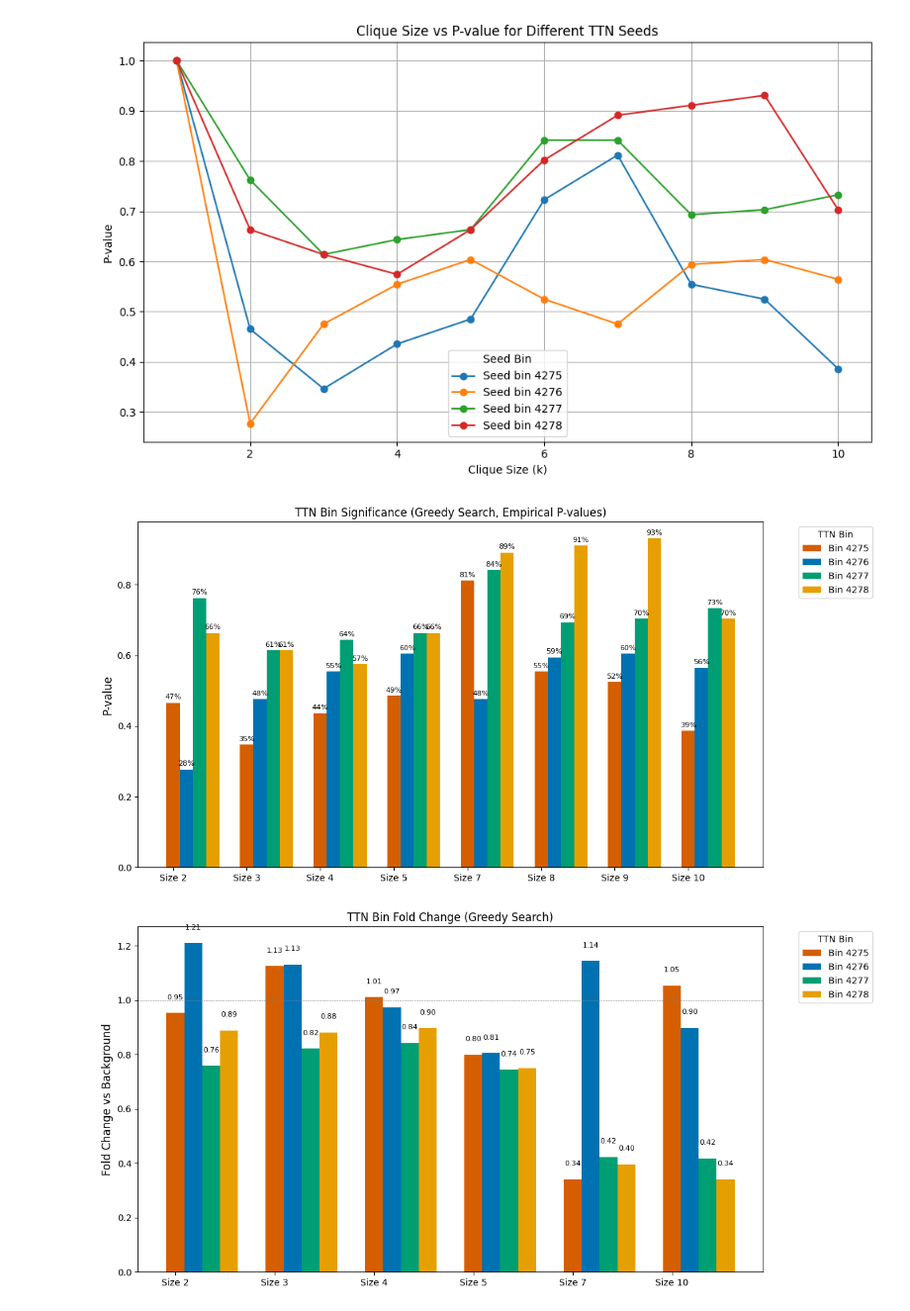
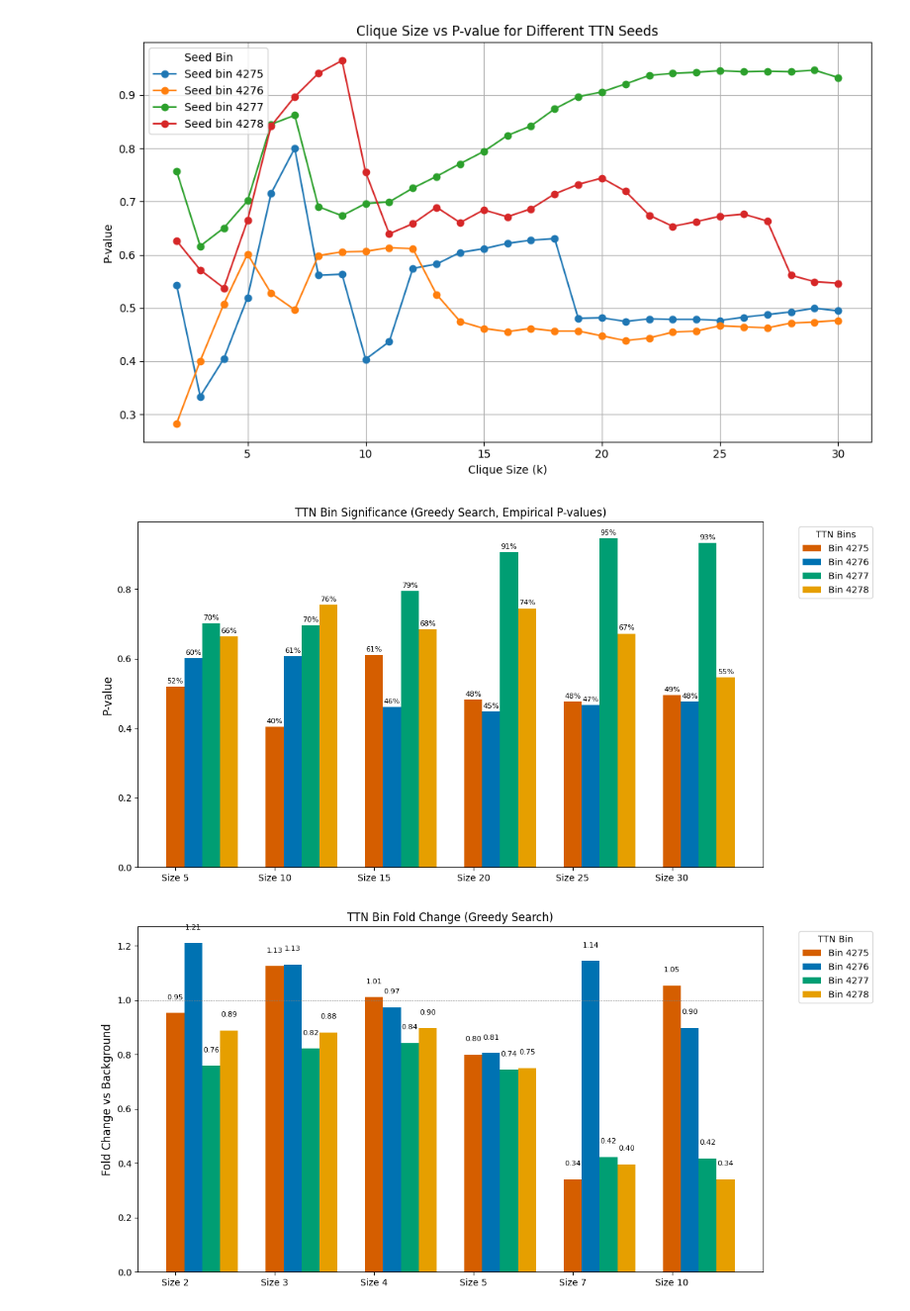
Before and after one commit to ethanoutangoun/chromatin-heart-dev, a Jupyter notebook: ttn_bin_selection.ipynb, the cells around one changed output. Shown at 99% size. Drawn from its saved outputs; the diff is of its cells as text; code cells hidden in the pictures.

```diff
--- a/ttn_bin_selection.ipynb
+++ b/ttn_bin_selection.ipynb
@@ -60,7 +93,11 @@ import pandas as pd
 import matplotlib.pyplot as plt
 
 TTN_BINS = [4275, 4276, 4277, 4278]
-clique_sizes = [1,2,3,4,5,6,7,8,9,10]
+
+
+# create a range of 2-30
+clique_sizes = list(range(2, 31))
+
 
 plt.figure(figsize=(10, 6))
 
@@ -87,13 +124,13 @@ plt.grid(True)
 plt.tight_layout()
 plt.show()
 # %% [output]
-[figure, old version]
+[figure, new version]
 # %%
 import pandas as pd
 import matplotlib.pyplot as plt
 
 # Configuration
-clique_sizes = [2,3,4,5,7,8,9, 10]
+clique_sizes = [5, 10, 15, 20, 25, 30]
 ttn_bins = [4275, 4276, 4277, 4278]
 colors = ['#D55E00', '#0072B2', '#009E73', '#E69F00']  # colorblind-friendly
 bar_width = 0.18
@@ -111,35 +148,35 @@ for i, size in enumerate(clique_sizes):
         # Extract p-value for the given size
         row = df[df['size'] == size]
         if row.empty:
             continue
         p = row['p_value'].values[0]
 
         # Convert p-value to percentage for label
         p_percent = f'{p * 100:.0f}%' if pd.notnull(p) else 'N/A'
 
         # Calculate bar position
         x = i + j * bar_width
 
         # Plot the bar
         ax.bar(x, p, color=colors[j], width=bar_width, label=f'Bin {bin_id}' if i == 0 else "")
         ax.text(x, p + 0.01, p_percent, ha='center', fontsize=8)
 
         # Set x-tick info once per bin
         if i == 0:
             xticks.append(j * bar_width + 1.5)
             x_labels.append(f'Bin {bin_id}')
 
 # Final styling
 ax.set_xticks(range(len(clique_sizes)))
 ax.set_xticklabels([f'Size {s}' for s in clique_sizes])
 ax.axhline(0, color='gray', linewidth=0.5)
 ax.set_ylabel('P-value', fontsize=12)
 ax.set_title('TTN Bin Significance (Greedy Search, Empirical P-values)')
-ax.legend(title='TTN Bin', bbox_to_anchor=(1.05, 1), loc='upper left')
+ax.legend(title='TTN Bins', bbox_to_anchor=(1.05, 1), loc='upper left')
 plt.tight_layout()
 plt.show()
 # %% [output]
-[figure, old version]
+[figure, new version]
 # %%
 import pandas as pd
 import matplotlib.pyplot as plt
```
Also changed, not shown: parts of 4 cells of this notebook, 4 other files.
